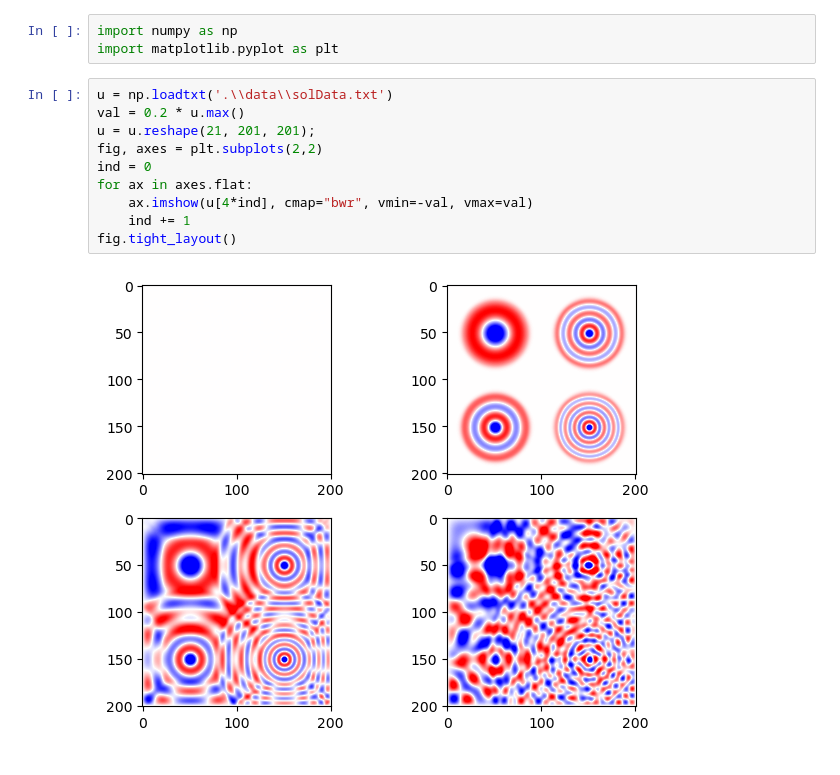
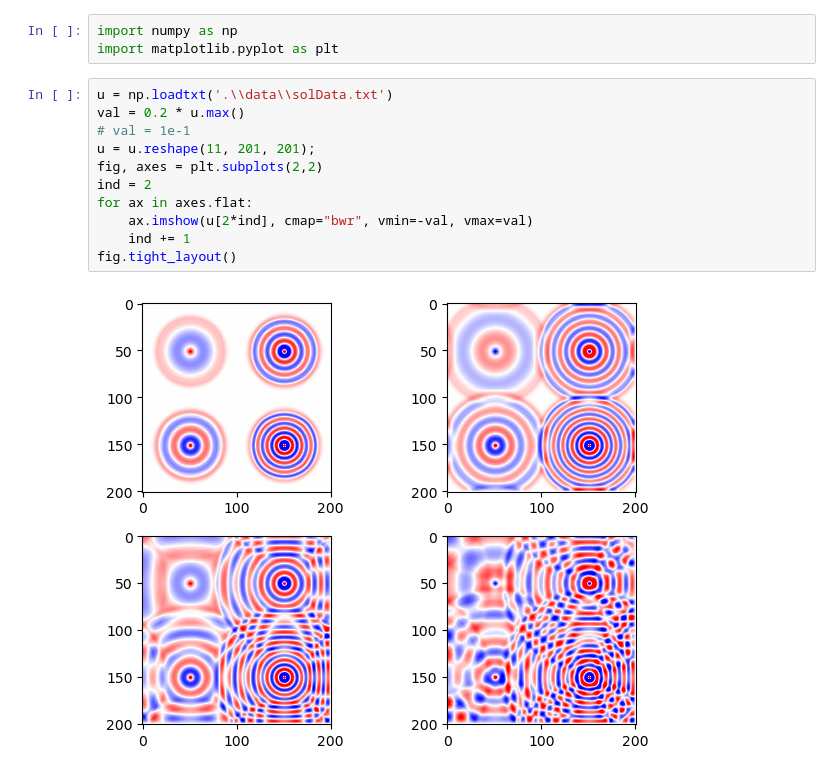
Before and after one commit to zzar43/PDE_Solver_2D, a Jupyter notebook: plot.ipynb, the cells around one changed output. Cells and saved outputs as stored; diff of their text form.

```diff
--- a/plot.ipynb
+++ b/plot.ipynb
@@ -4,15 +4,16 @@ import matplotlib.pyplot as plt
 # %%
 u = np.loadtxt('.\\data\\solData.txt')
 val = 0.2 * u.max()
-u = u.reshape(21, 201, 201);
+# val = 1e-1
+u = u.reshape(11, 201, 201);
 fig, axes = plt.subplots(2,2)
-ind = 0
+ind = 2
 for ax in axes.flat:
-    ax.imshow(u[4*ind], cmap="bwr", vmin=-val, vmax=val)
+    ax.imshow(u[2*ind], cmap="bwr", vmin=-val, vmax=val)
     ind += 1
 fig.tight_layout()
 # %% [output]
-[figure, old version]
+[figure, new version]
 # %%
 x = np.loadtxt('.\\data\\sol.txt')
 x = x.reshape(201,201)
```
Also changed, not shown: parts of 2 cells of this notebook, 13 other files.
